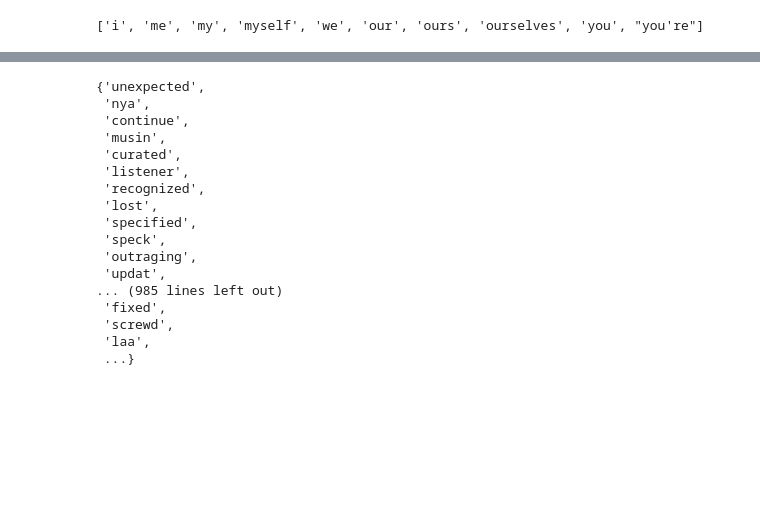
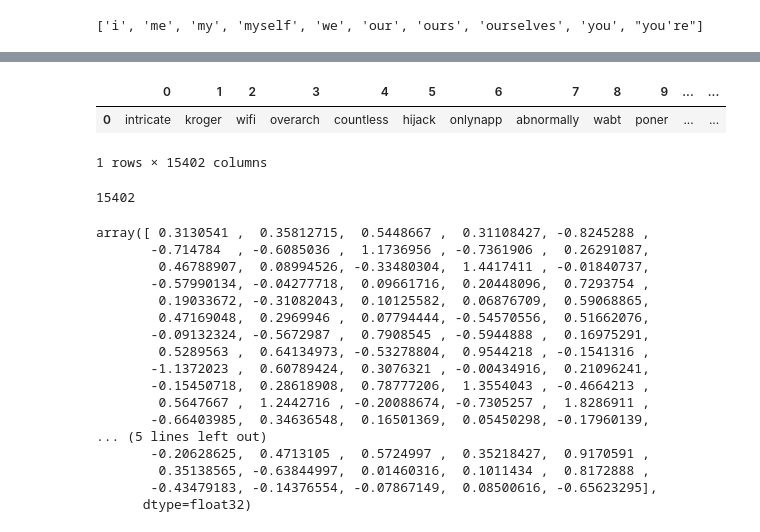
Before and after one commit to HabKaffee/nlp_classification, a Jupyter notebook: report.ipynb, the cells around one changed output, grey strips where cells are left out. Cells and saved outputs as stored; diff of their text form; code cells hidden in the pictures; blank space fills up the shorter version.

```diff
--- a/report.ipynb
+++ b/report.ipynb
@@ -82 +80,3 @@ dataset
 48067 rows × 2 columns
+# %%
+X, Y = dataset['Review'], dataset['label']
@@ -83,24 +101,9 @@ dataset
 # %%
 all_words = set()
-for data in dataset['Review']:
-    words = data.split()
-    all_words.update(words)
-all_words
+for data in X:
+    all_words.update(data)
+pd.DataFrame(all_words).T
 # %% [output]
+|  | 0 | 1 | 2 | 3 | 4 | 5 | 6 | 7 | 8 | 9 | ... | ... |
+| 0 | intricate | kroger | wifi | overarch | countless | hijack | onlynapp | abnormally | wabt | poner | ... | ... |
-{'unexpected',
- 'nya',
- 'continue',
- 'musin',
- 'curated',
- 'listener',
- 'recognized',
- 'lost',
- 'specified',
- 'speck',
- 'outraging',
- 'updat',
-... (985 lines left out)
- 'fixed',
- 'screwd',
- 'laa',
- ...}
+1 rows × 15402 columns
@@ -108,0 +110,4 @@ cnt_vectorizer = CountVectorizer()
+# %%
+len(all_words)
+# %% [output]
+15402
@@ -108,0 +117,20 @@ cnt_vectorizer = CountVectorizer()
+# %%
+vectorizer.wv['app']
+# %% [output]
+array([ 0.3130541 ,  0.35812715,  0.5448667 ,  0.31108427, -0.8245288 ,
+       -0.714784  , -0.6085036 ,  1.1736956 , -0.7361906 ,  0.26291087,
+        0.46788907,  0.08994526, -0.33480304,  1.4417411 , -0.01840737,
+       -0.57990134, -0.04277718,  0.09661716,  0.20448096,  0.7293754 ,
+        0.19033672, -0.31082043,  0.10125582,  0.06876709,  0.59068865,
+        0.47169048,  0.2969946 ,  0.07794444, -0.54570556,  0.51662076,
+       -0.09132324, -0.5672987 ,  0.7908545 , -0.5944888 ,  0.16975291,
+        0.5289563 ,  0.64134973, -0.53278804,  0.9544218 , -0.1541316 ,
+       -1.1372023 ,  0.60789424,  0.3076321 , -0.00434916,  0.21096241,
+       -0.15450718,  0.28618908,  0.78777206,  1.3554043 , -0.4664213 ,
+        0.5647667 ,  1.2442716 , -0.20088674, -0.7305257 ,  1.8286911 ,
+       -0.66403985,  0.34636548,  0.16501369,  0.05450298, -0.17960139,
+... (5 lines left out)
+       -0.20628625,  0.4713105 ,  0.5724997 ,  0.35218427,  0.9170591 ,
+        0.35138565, -0.63844997,  0.01460316,  0.1011434 ,  0.8172888 ,
+       -0.43479183, -0.14376554, -0.07867149,  0.08500616, -0.65623295],
+      dtype=float32)
```
Also changed, not shown: parts of 19 cells of this notebook.
